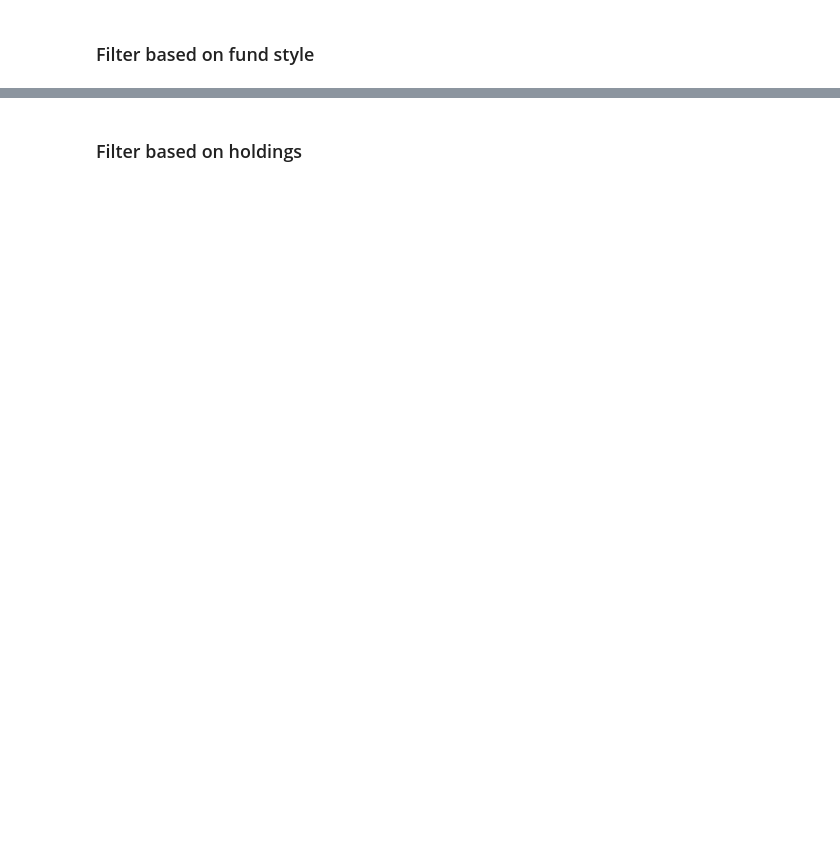
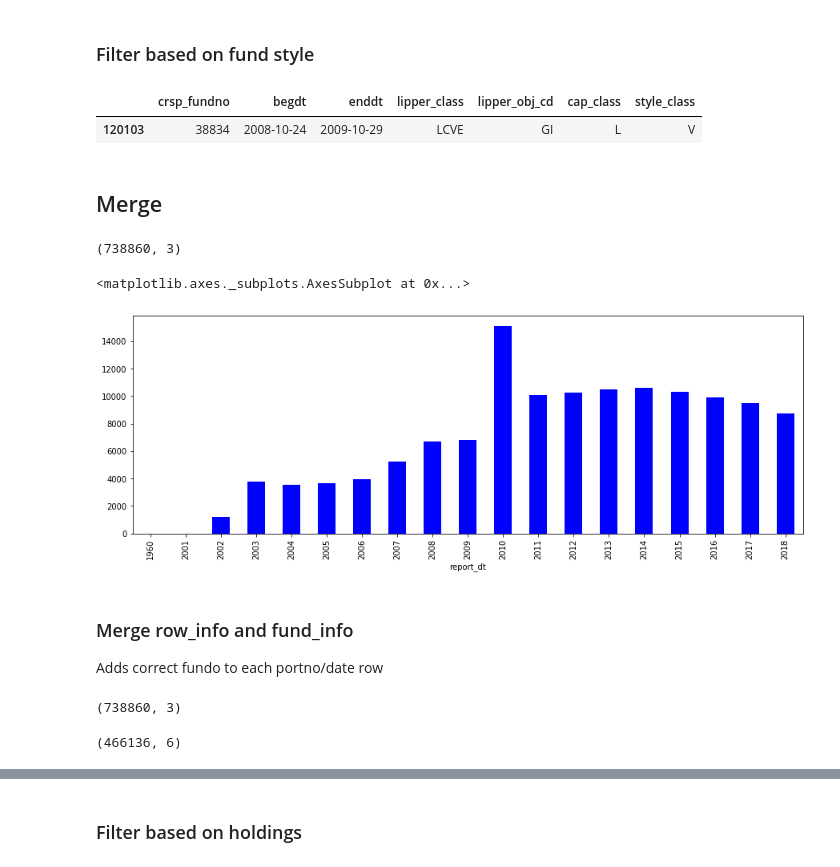
Before and after one commit to Amglex/Mutual-Funds, a Jupyter notebook: notebooks/012 - Data - Cleaning.ipynb, the cells around one changed output, grey strips where cells are left out. Saved outputs shown, nothing was run; the diff lists cells and outputs as text; code cells hidden in the pictures; blank space fills up the shorter version.

```diff
--- a/notebooks/012 - Data - Cleaning.ipynb
+++ b/notebooks/012 - Data - Cleaning.ipynb
@@ -194,3 +249,33 @@ fund_info = fund_info.query('''index_fund_flag == 'MF' and et_flag == 'MF' ''')
 ### Filter based on fund style
 # %%
 fund_style = fund_style[fund_style['lipper_class'].isin(options.get('selected_obj_codes'))]
+# %%
+fund_style.sample()
+# %% [output]
+|  | crsp_fundno | begdt | enddt | lipper_class | lipper_obj_cd | cap_class | style_class |
+| 120103 | 38834 | 2008-10-24 | 2009-10-29 | LCVE | GI | L | V |
+# %% [markdown]
+## Merge
+# %%
+row_info.shape
+# %% [output]
+(738860, 3)
+# %%
+(row_info['crsp_portno']
+    .groupby([
+         row_info['report_dt'].dt.year,
+     ])
+     .nunique()
+     .plot(kind='bar',
+           color = 'b',
+           figsize=(15,5)))
+# %% [output]
+<matplotlib.axes._subplots.AxesSubplot at 0x...>
+[figure, added]
+# %% [markdown]
+### Merge row_info and fund_info
+Adds correct fundo to each portno/date row
+# %%
+row_info.shape
+# %% [output]
+(738860, 3)
@@ -196,0 +298,4 @@ fund_style = fund_style[fund_style['lipper_class'].isin(options.get('selected_ob
+# %%
+row_info_merged.shape
+# %% [output]
+(466136, 6)
```
Also changed, not shown: parts of 131 cells of this notebook, 3 other files.
